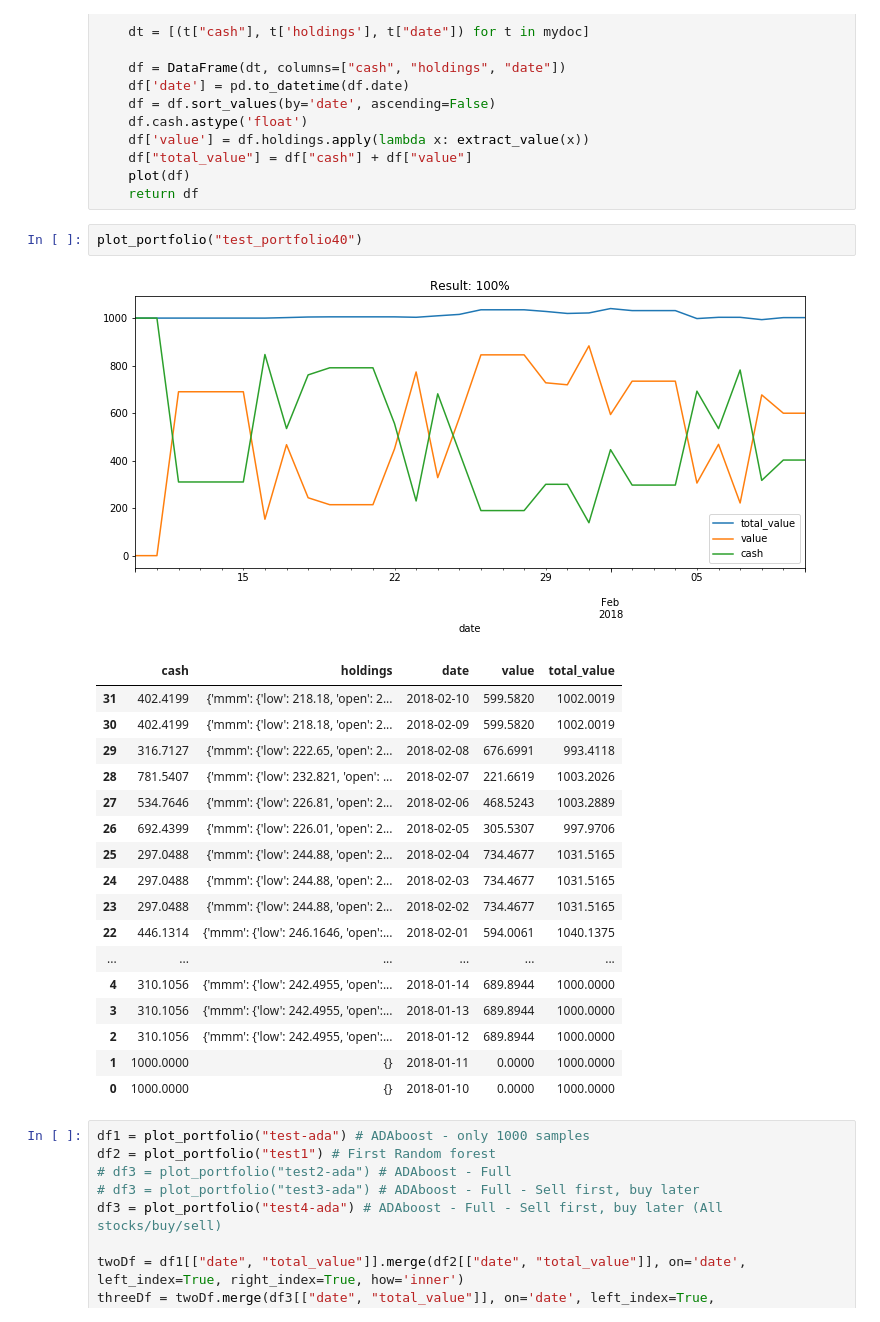
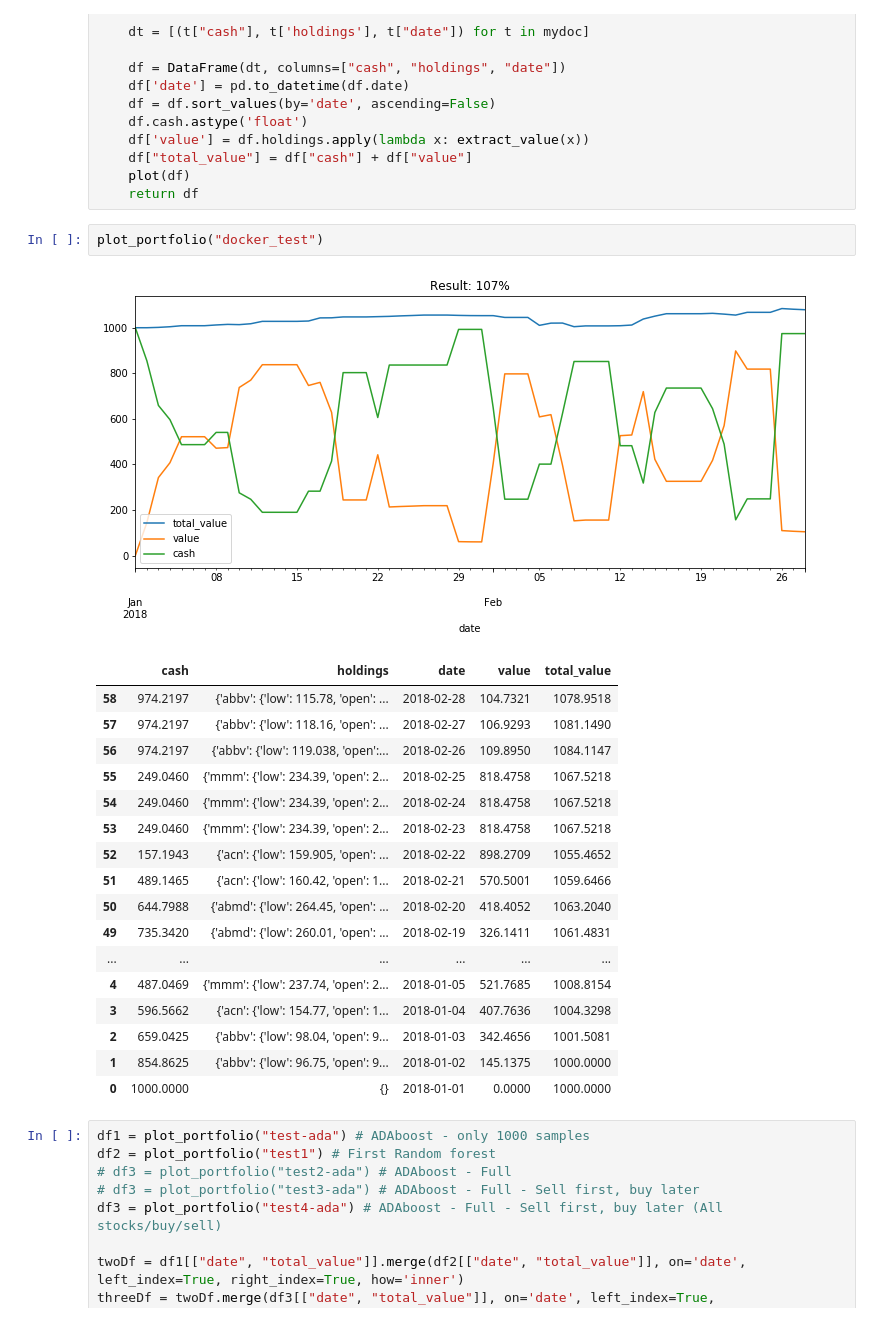
Before and after one commit to hampusadamsson/investmentRobot, a Jupyter notebook: predicter/PlotMongoDB.ipynb, the cells around one changed output. Saved outputs shown, nothing was run; the diff lists cells and outputs as text.

```diff
--- a/predicter/PlotMongoDB.ipynb
+++ b/predicter/PlotMongoDB.ipynb
@@ -53,26 +53,26 @@ def plot_portfolio(p_name):
     plot(df)
     return df
 # %%
-plot_portfolio("test_portfolio40")
+plot_portfolio("docker_test")
 # %% [output]
-[figure, old version]
+[figure, new version]
 |  | cash | holdings | date | value | total_value |
-| 31 | 402.4199 | {'mmm': {'low': 218.18, 'open': 2... | 2018-02-10 | 599.5820 | 1002.0019 |
-| 30 | 402.4199 | {'mmm': {'low': 218.18, 'open': 2... | 2018-02-09 | 599.5820 | 1002.0019 |
-| 29 | 316.7127 | {'mmm': {'low': 222.65, 'open': 2... | 2018-02-08 | 676.6991 | 993.4118 |
-| 28 | 781.5407 | {'mmm': {'low': 232.821, 'open': ... | 2018-02-07 | 221.6619 | 1003.2026 |
-| 27 | 534.7646 | {'mmm': {'low': 226.81, 'open': 2... | 2018-02-06 | 468.5243 | 1003.2889 |
-| 26 | 692.4399 | {'mmm': {'low': 226.01, 'open': 2... | 2018-02-05 | 305.5307 | 997.9706 |
-| 25 | 297.0488 | {'mmm': {'low': 244.88, 'open': 2... | 2018-02-04 | 734.4677 | 1031.5165 |
-| 24 | 297.0488 | {'mmm': {'low': 244.88, 'open': 2... | 2018-02-03 | 734.4677 | 1031.5165 |
-| 23 | 297.0488 | {'mmm': {'low': 244.88, 'open': 2... | 2018-02-02 | 734.4677 | 1031.5165 |
-| 22 | 446.1314 | {'mmm': {'low': 246.1646, 'open':... | 2018-02-01 | 594.0061 | 1040.1375 |
+| 58 | 974.2197 | {'abbv': {'low': 115.78, 'open': ... | 2018-02-28 | 104.7321 | 1078.9518 |
+| 57 | 974.2197 | {'abbv': {'low': 118.16, 'open': ... | 2018-02-27 | 106.9293 | 1081.1490 |
+| 56 | 974.2197 | {'abbv': {'low': 119.038, 'open':... | 2018-02-26 | 109.8950 | 1084.1147 |
+| 55 | 249.0460 | {'mmm': {'low': 234.39, 'open': 2... | 2018-02-25 | 818.4758 | 1067.5218 |
+| 54 | 249.0460 | {'mmm': {'low': 234.39, 'open': 2... | 2018-02-24 | 818.4758 | 1067.5218 |
+| 53 | 249.0460 | {'mmm': {'low': 234.39, 'open': 2... | 2018-02-23 | 818.4758 | 1067.5218 |
+| 52 | 157.1943 | {'acn': {'low': 159.905, 'open': ... | 2018-02-22 | 898.2709 | 1055.4652 |
+| 51 | 489.1465 | {'acn': {'low': 160.42, 'open': 1... | 2018-02-21 | 570.5001 | 1059.6466 |
+| 50 | 644.7988 | {'abmd': {'low': 264.45, 'open': ... | 2018-02-20 | 418.4052 | 1063.2040 |
+| 49 | 735.3420 | {'abmd': {'low': 260.01, 'open': ... | 2018-02-19 | 326.1411 | 1061.4831 |
 | ... | ... | ... | ... | ... | ... |
-| 4 | 310.1056 | {'mmm': {'low': 242.4955, 'open':... | 2018-01-14 | 689.8944 | 1000.0000 |
-| 3 | 310.1056 | {'mmm': {'low': 242.4955, 'open':... | 2018-01-13 | 689.8944 | 1000.0000 |
-| 2 | 310.1056 | {'mmm': {'low': 242.4955, 'open':... | 2018-01-12 | 689.8944 | 1000.0000 |
-| 1 | 1000.0000 | {} | 2018-01-11 | 0.0000 | 1000.0000 |
-| 0 | 1000.0000 | {} | 2018-01-10 | 0.0000 | 1000.0000 |
+| 4 | 487.0469 | {'mmm': {'low': 237.74, 'open': 2... | 2018-01-05 | 521.7685 | 1008.8154 |
+| 3 | 596.5662 | {'acn': {'low': 154.77, 'open': 1... | 2018-01-04 | 407.7636 | 1004.3298 |
+| 2 | 659.0425 | {'abbv': {'low': 98.04, 'open': 9... | 2018-01-03 | 342.4656 | 1001.5081 |
+| 1 | 854.8625 | {'abbv': {'low': 96.75, 'open': 9... | 2018-01-02 | 145.1375 | 1000.0000 |
+| 0 | 1000.0000 | {} | 2018-01-01 | 0.0000 | 1000.0000 |
 # %%
 df1 = plot_portfolio("test-ada") # ADAboost - only 1000 samples
 df2 = plot_portfolio("test1") # First Random forest
```
